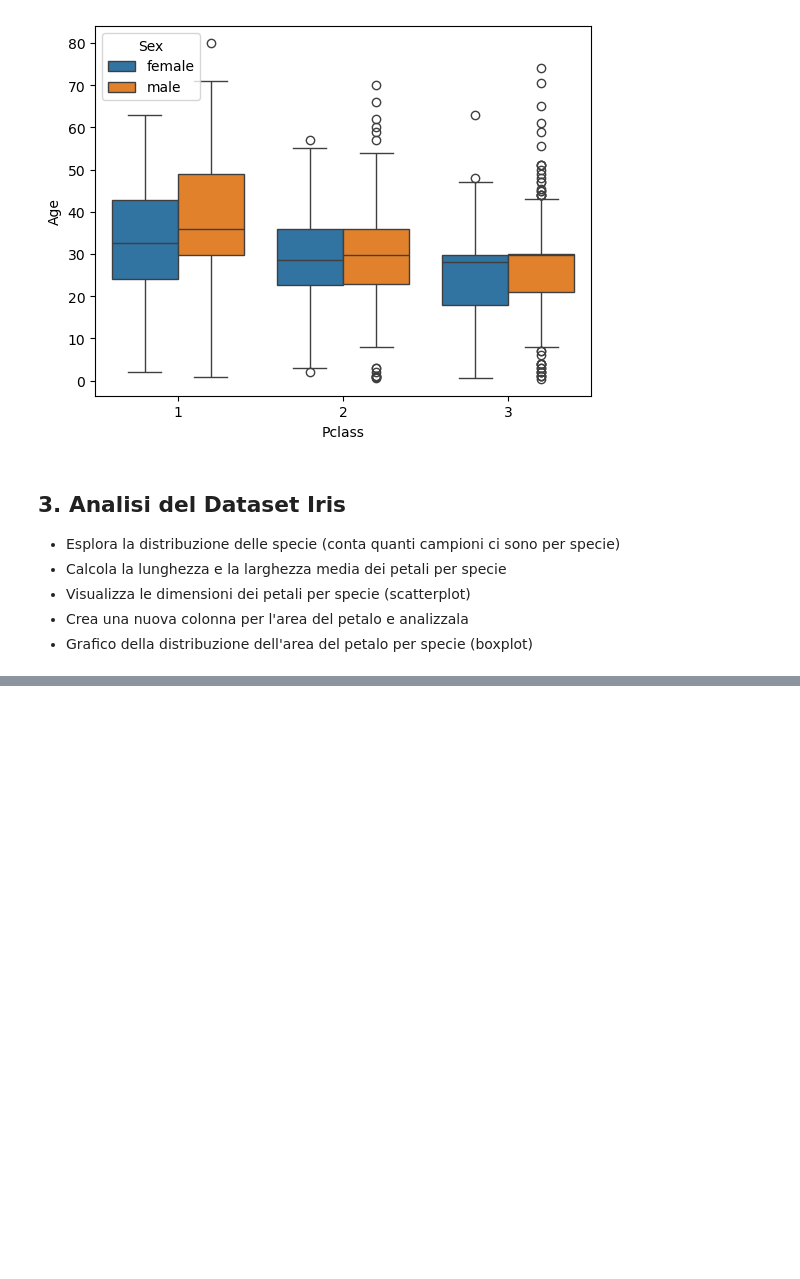
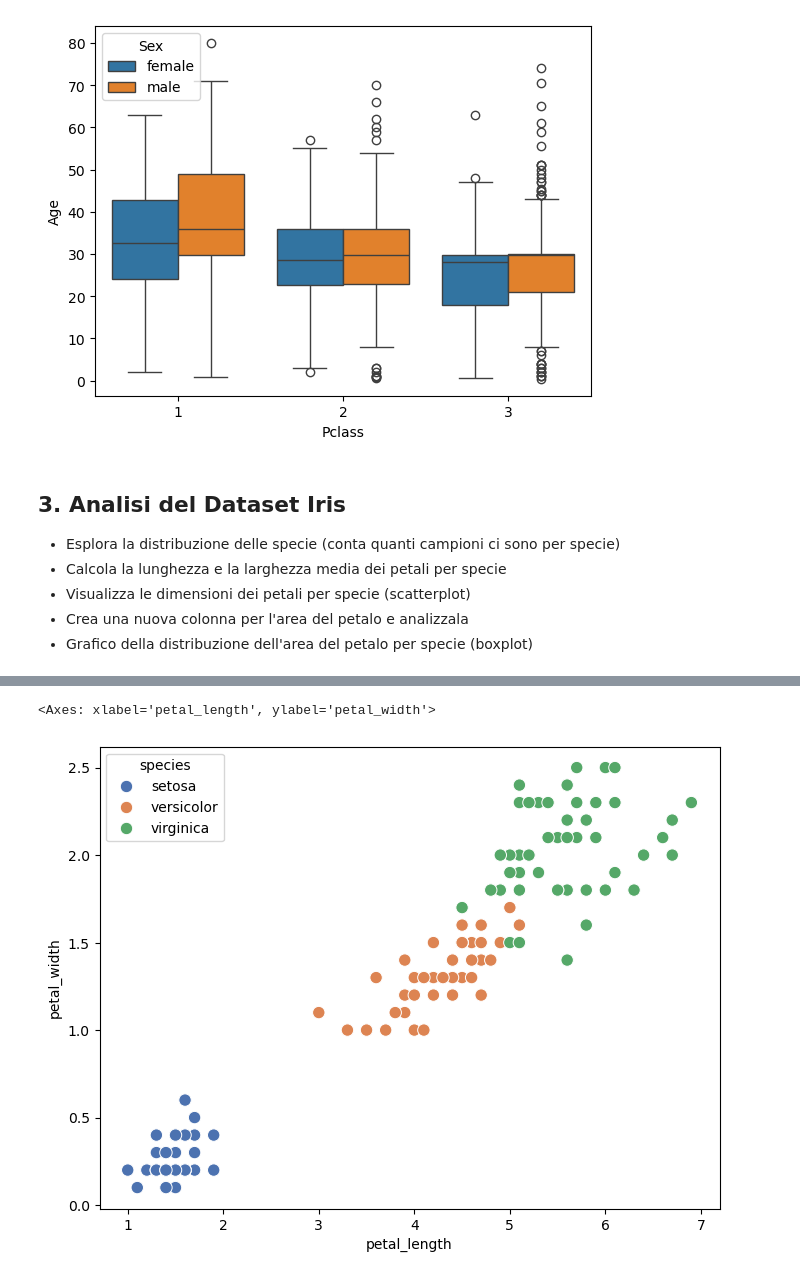
Before and after one commit to margheritaagiordani/ProgrammingLab, a Jupyter notebook: materiale_lezioni/Lezione5/5.4_Esercizi_lez_5.ipynb, the cells around one changed output, grey strips where cells are left out. Drawn from its saved outputs; the diff is of its cells as text; code cells hidden in the pictures; blank space fills up the shorter version.

```diff
--- a/materiale_lezioni/Lezione5/5.4_Esercizi_lez_5.ipynb
+++ b/materiale_lezioni/Lezione5/5.4_Esercizi_lez_5.ipynb
@@ -158,0 +184,14 @@ df.head()
+# %%
+plt.figure(figsize=(8,6))
+
+sns.scatterplot(
+    data=df,
+    x="petal_length",
+    y="petal_width",
+    hue="species",
+    palette="deep",
+    s=80
+)
+# %% [output]
+<Axes: xlabel='petal_length', ylabel='petal_width'>
+[figure, added]
```
Also changed, not shown: parts of 6 cells of this notebook, 5 other files.
